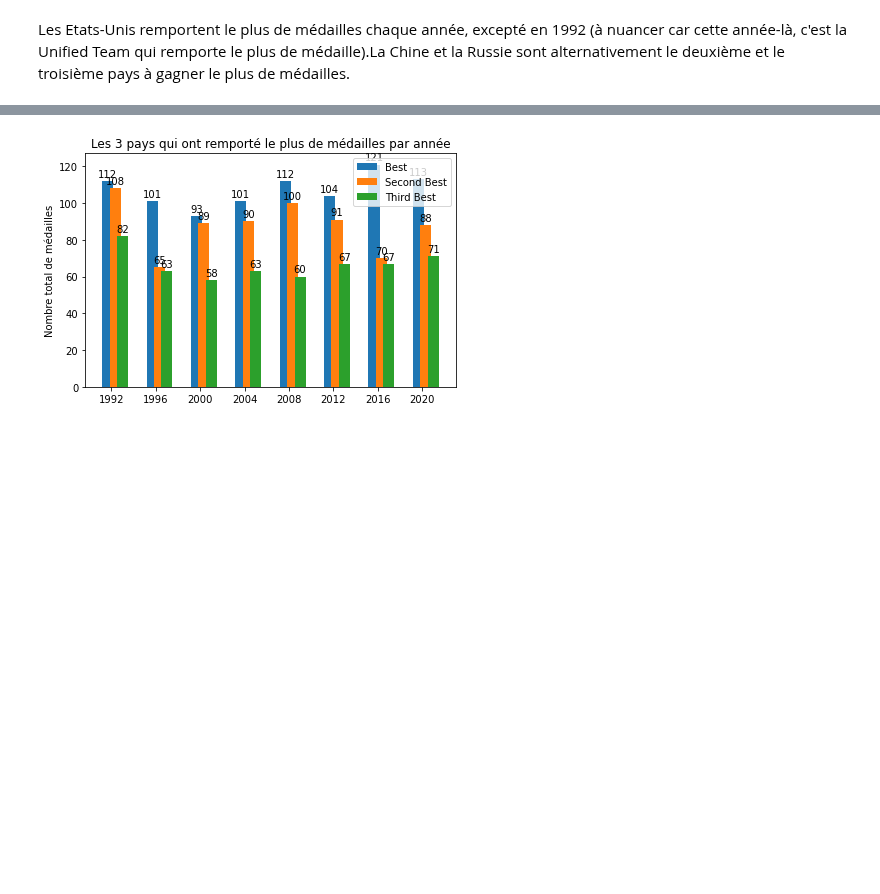
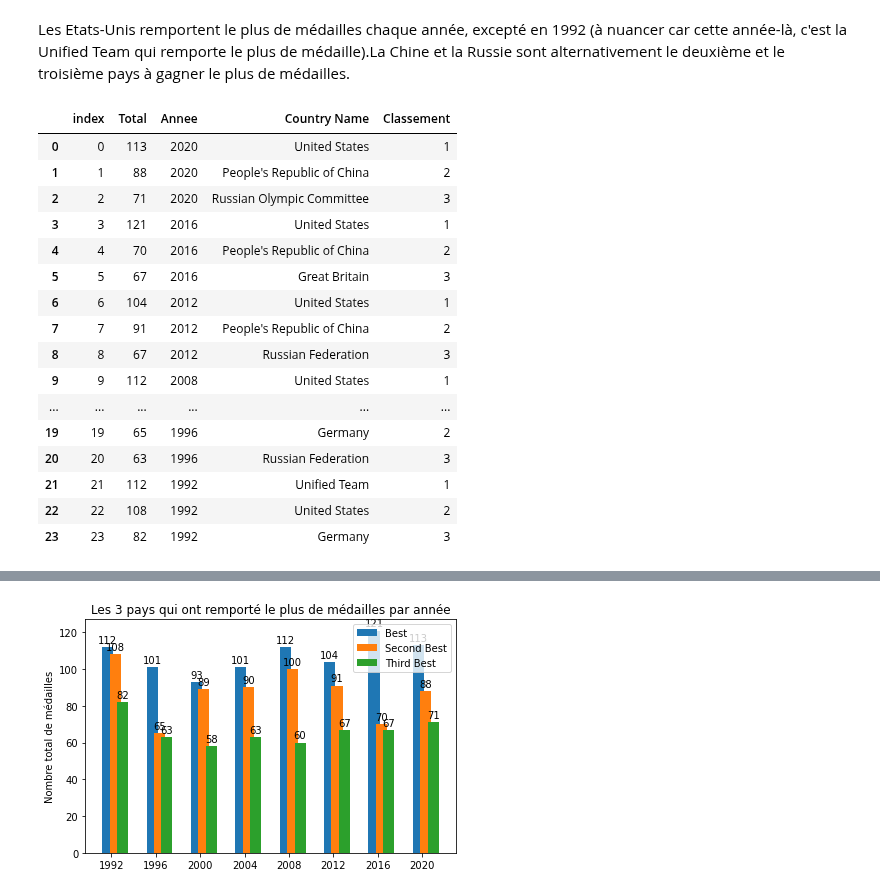
Before and after one commit to clemencebriodeau/Projet-python, a Jupyter notebook: Visualisation.ipynb, the cells around one changed output, grey strips where cells are left out. Cells and saved outputs as stored; diff of their text form; code cells hidden in the pictures; blank space fills up the shorter version.

```diff
--- a/Visualisation.ipynb
+++ b/Visualisation.ipynb
@@ -195,0 +200,22 @@ Les Etats-Unis remportent le plus de médailles chaque année, excepté en 1992
+# %%
+#Création d'une variable avec le classement : 1er, 2e ou 3e
+df3_classement = df3.assign(Classement = df3["index"].mod(3)+1)
+df3_classement
+# %% [output]
+|  | index | Total | Annee | Country Name | Classement |
+| 0 | 0 | 113 | 2020 | United States | 1 |
+| 1 | 1 | 88 | 2020 | People's Republic of China | 2 |
+| 2 | 2 | 71 | 2020 | Russian Olympic Committee | 3 |
+| 3 | 3 | 121 | 2016 | United States | 1 |
+| 4 | 4 | 70 | 2016 | People's Republic of China | 2 |
+| 5 | 5 | 67 | 2016 | Great Britain | 3 |
+| 6 | 6 | 104 | 2012 | United States | 1 |
+| 7 | 7 | 91 | 2012 | People's Republic of China | 2 |
+| 8 | 8 | 67 | 2012 | Russian Federation | 3 |
+| 9 | 9 | 112 | 2008 | United States | 1 |
+| ... | ... | ... | ... | ... | ... |
+| 19 | 19 | 65 | 1996 | Germany | 2 |
+| 20 | 20 | 63 | 1996 | Russian Federation | 3 |
+| 21 | 21 | 112 | 1992 | Unified Team | 1 |
+| 22 | 22 | 108 | 1992 | United States | 2 |
+| 23 | 23 | 82 | 1992 | Germany | 3 |
```
Also changed, not shown: parts of 2 cells of this notebook.
